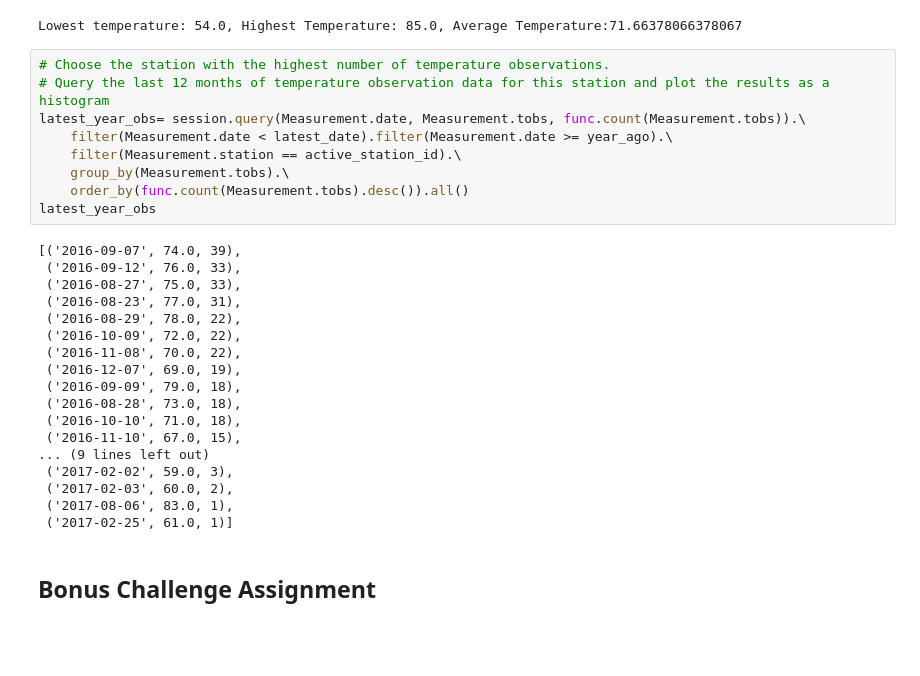
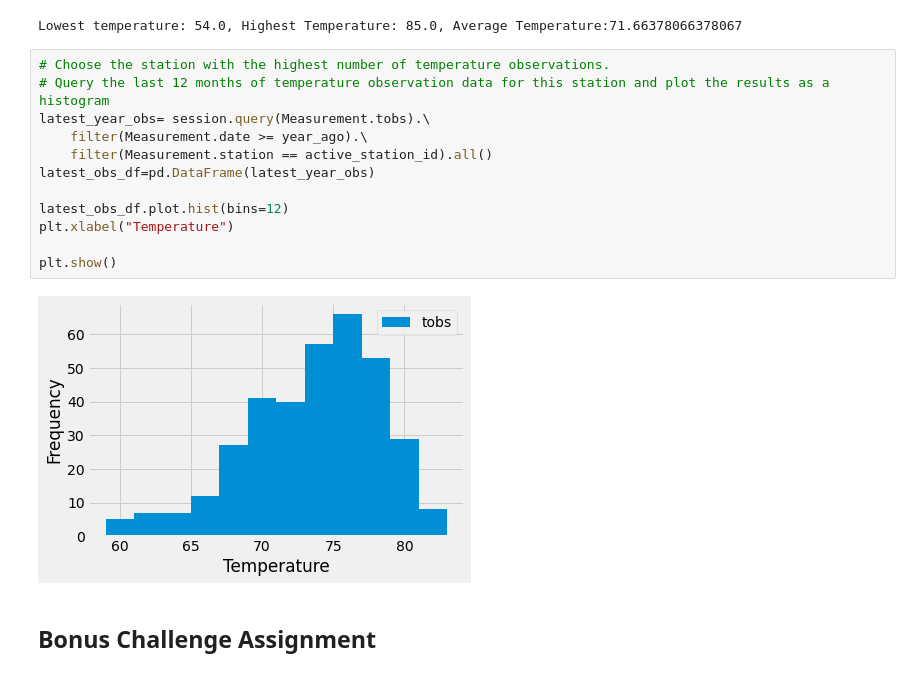
Before and after one commit to haniehbabaee/Data-Visualization, a Jupyter notebook: sqlalchemy-challenge/climate.ipynb, the cells around one changed output. Drawn from its saved outputs; the diff is of its cells as text; blank space fills up the shorter version.

```diff
--- a/sqlalchemy-challenge/climate.ipynb
+++ b/sqlalchemy-challenge/climate.ipynb
@@ -145,30 +145,17 @@ Lowest temperature: 54.0, Highest Temperature: 85.0, Average Temperature:71.6637
 # %%
 # Choose the station with the highest number of temperature observations.
 # Query the last 12 months of temperature observation data for this station and plot the results as a histogram
-latest_year_obs= session.query(Measurement.date, Measurement.tobs, func.count(Measurement.tobs)).\
-    filter(Measurement.date < latest_date).filter(Measurement.date >= year_ago).\
-    filter(Measurement.station == active_station_id).\
-    group_by(Measurement.tobs).\
-    order_by(func.count(Measurement.tobs).desc()).all()
-latest_year_obs
+latest_year_obs= session.query(Measurement.tobs).\
+    filter(Measurement.date >= year_ago).\
+    filter(Measurement.station == active_station_id).all()
+latest_obs_df=pd.DataFrame(latest_year_obs)
+
+latest_obs_df.plot.hist(bins=12)
+plt.xlabel("Temperature")
+
+plt.show()
 # %% [output]
-[('2016-09-07', 74.0, 39),
- ('2016-09-12', 76.0, 33),
- ('2016-08-27', 75.0, 33),
- ('2016-08-23', 77.0, 31),
- ('2016-08-29', 78.0, 22),
- ('2016-10-09', 72.0, 22),
- ('2016-11-08', 70.0, 22),
- ('2016-12-07', 69.0, 19),
- ('2016-09-09', 79.0, 18),
- ('2016-08-28', 73.0, 18),
- ('2016-10-10', 71.0, 18),
- ('2016-11-10', 67.0, 15),
-... (9 lines left out)
- ('2017-02-02', 59.0, 3),
- ('2017-02-03', 60.0, 2),
- ('2017-08-06', 83.0, 1),
- ('2017-02-25', 61.0, 1)]
+[figure, added]
 # %% [markdown]
 ## Bonus Challenge Assignment
 # %%
```
